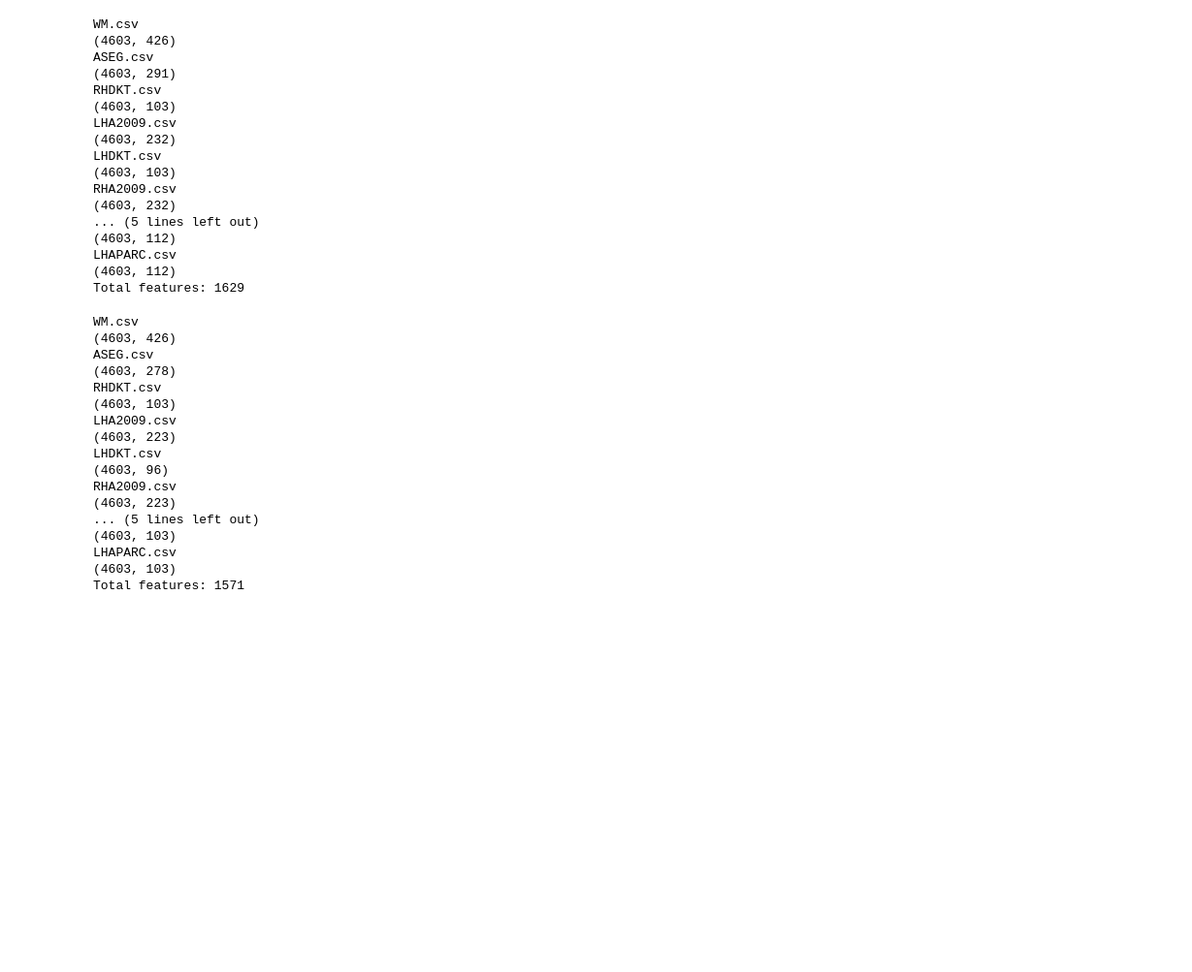
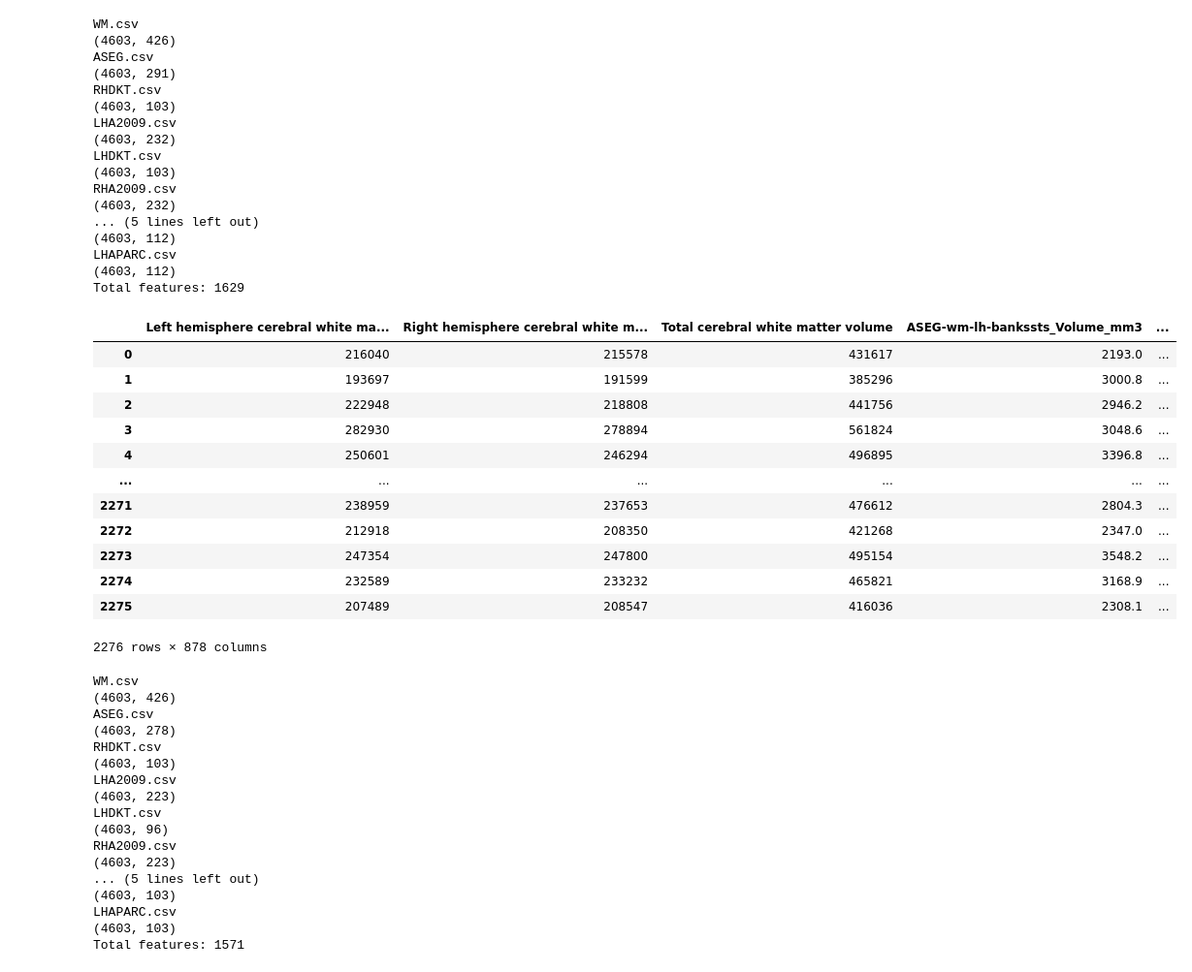
Before and after one commit to maria0026/MRI_machine_learning, a Jupyter notebook: data_info.ipynb, the cells around one changed output. Shown at 97% size. Drawn from its saved outputs; the diff is of its cells as text; code cells hidden in the pictures; blank space fills up the shorter version.

```diff
--- a/data_info.ipynb
+++ b/data_info.ipynb
@@ -43,6 +43,24 @@ RHA2009.csv
 LHAPARC.csv
 (4603, 112)
 Total features: 1629
+# %%
+df= pd.read_csv('data/negative_norm_confirmed_normal/all_concatenated.csv', sep='\t')
+# %%
+df
+# %% [output]
+|  | Left hemisphere cerebral white ma... | Right hemisphere cerebral white m... | Total cerebral white matter volume | ASEG-wm-lh-bankssts_Volume_mm3 | ... |
+| 0 | 216040 | 215578 | 431617 | 2193.0 | ... |
+| 1 | 193697 | 191599 | 385296 | 3000.8 | ... |
+| 2 | 222948 | 218808 | 441756 | 2946.2 | ... |
+| 3 | 282930 | 278894 | 561824 | 3048.6 | ... |
+| 4 | 250601 | 246294 | 496895 | 3396.8 | ... |
+| ... | ... | ... | ... | ... | ... |
+| 2271 | 238959 | 237653 | 476612 | 2804.3 | ... |
+| 2272 | 212918 | 208350 | 421268 | 2347.0 | ... |
+| 2273 | 247354 | 247800 | 495154 | 3548.2 | ... |
+| 2274 | 232589 | 233232 | 465821 | 3168.9 | ... |
+| 2275 | 207489 | 208547 | 416036 | 2308.1 | ... |
+2276 rows × 878 columns
 # %%
 folder='data/original'
 files = os.listdir(folder)
```
Also changed, not shown: parts of 19 cells of this notebook.
